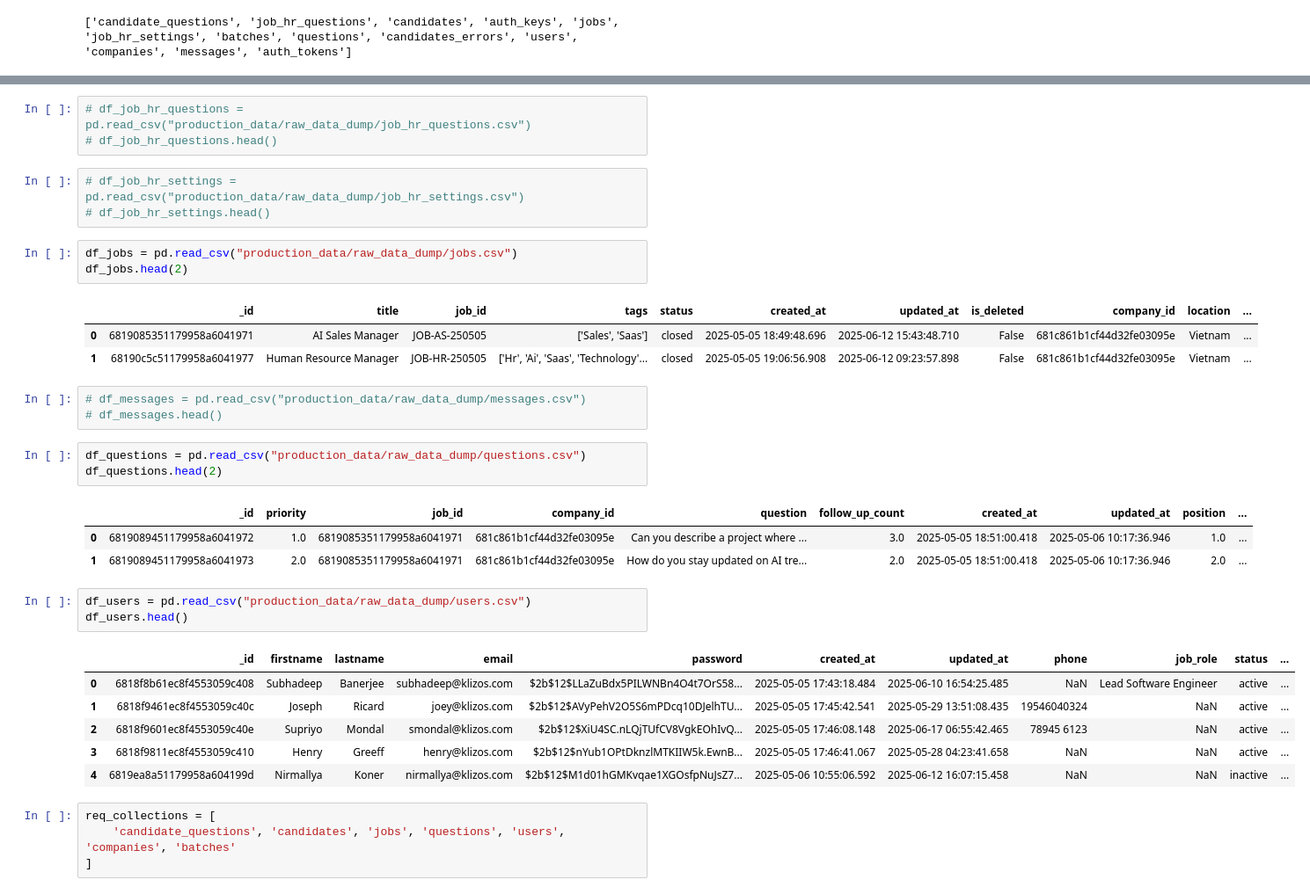
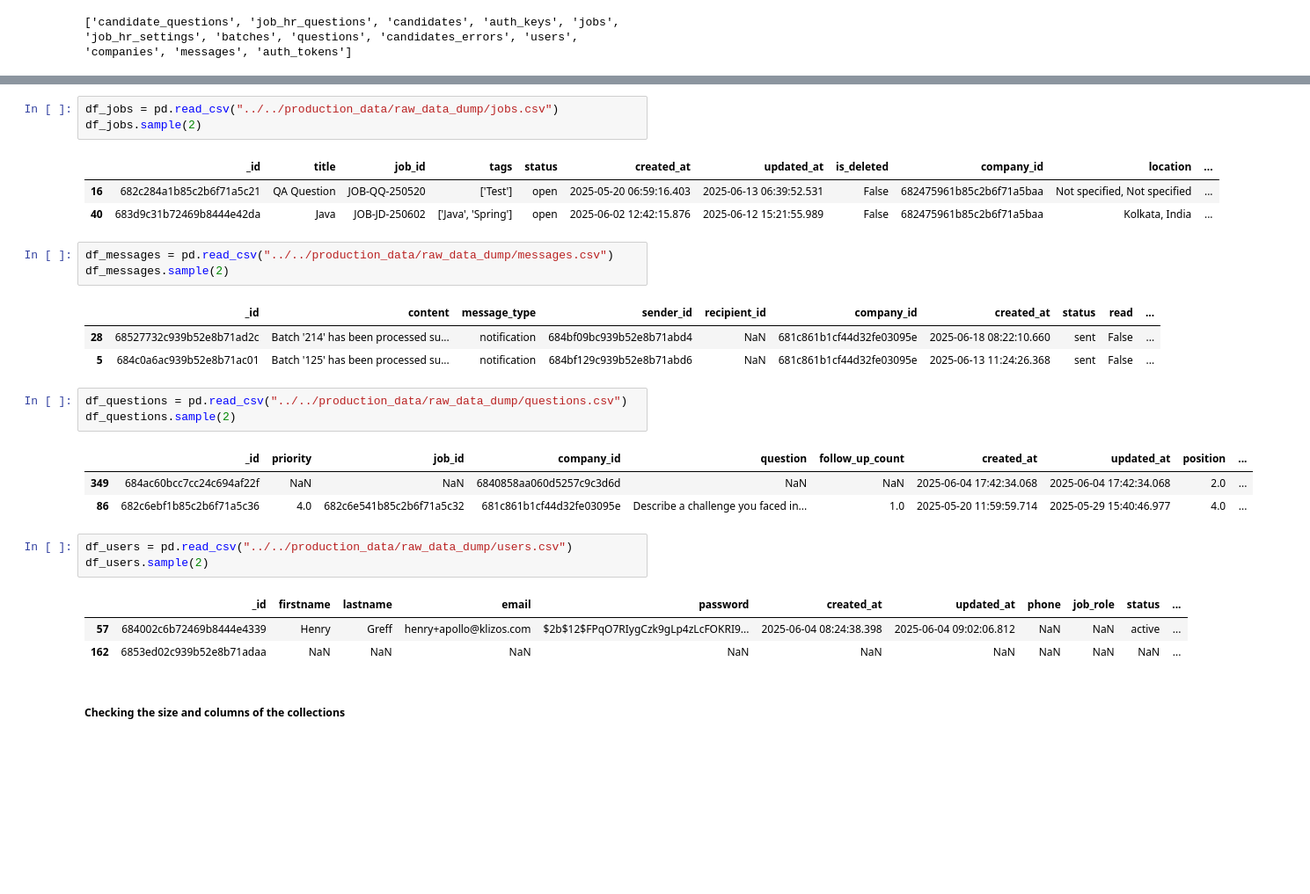
Before and after one commit to PadmaDey/talentsync, a Jupyter notebook: app/eda/main.ipynb, the cells around one changed output, grey strips where cells are left out. Shown at 88% size. Saved outputs shown, nothing was run; the diff lists cells and outputs as text; blank space fills up the shorter version.

Commit message:
restructure the folders, and created a script to watch the data into power bi direct to understand the relation and small changes in the separate collections eda files

```diff
--- a/app/eda/main.ipynb
+++ b/app/eda/main.ipynb
@@ -124,38 +147,31 @@ df_companies.head()
-# %%
-# df_job_hr_questions = pd.read_csv("production_data/raw_data_dump/job_hr_questions.csv")
-# df_job_hr_questions.head()
-# %%
-# df_job_hr_settings = pd.read_csv("production_data/raw_data_dump/job_hr_settings.csv")
-# df_job_hr_settings.head()
 # %%
-df_jobs = pd.read_csv("production_data/raw_data_dump/jobs.csv")
-df_jobs.head(2)
+df_jobs = pd.read_csv("../../production_data/raw_data_dump/jobs.csv")
+df_jobs.sample(2)
 # %% [output]
 |  | _id | title | job_id | tags | status | created_at | updated_at | is_deleted | company_id | location | ... |
-| 0 | 6819085351179958a6041971 | AI Sales Manager | JOB-AS-250505 | ['Sales', 'Saas'] | closed | 2025-05-05 18:49:48.696 | 2025-06-12 15:43:48.710 | False | 681c861b1cf44d32fe03095e | Vietnam | ... |
-| 1 | 68190c5c51179958a6041977 | Human Resource Manager | JOB-HR-250505 | ['Hr', 'Ai', 'Saas', 'Technology'... | closed | 2025-05-05 19:06:56.908 | 2025-06-12 09:23:57.898 | False | 681c861b1cf44d32fe03095e | Vietnam | ... |
+| 16 | 682c284a1b85c2b6f71a5c21 | QA Question | JOB-QQ-250520 | ['Test'] | open | 2025-05-20 06:59:16.403 | 2025-06-13 06:39:52.531 | False | 682475961b85c2b6f71a5baa | Not specified, Not specified | ... |
+| 40 | 683d9c31b72469b8444e42da | Java | JOB-JD-250602 | ['Java', 'Spring'] | open | 2025-06-02 12:42:15.876 | 2025-06-12 15:21:55.989 | False | 682475961b85c2b6f71a5baa | Kolkata, India | ... |
 # %%
-# df_messages = pd.read_csv("production_data/raw_data_dump/messages.csv")
-# df_messages.head()
+df_messages = pd.read_csv("../../production_data/raw_data_dump/messages.csv")
+df_messages.sample(2)
+# %% [output]
+|  | _id | content | message_type | sender_id | recipient_id | company_id | created_at | status | read | ... |
+| 28 | 68527732c939b52e8b71ad2c | Batch '214' has been processed su... | notification | 684bf09bc939b52e8b71abd4 | NaN | 681c861b1cf44d32fe03095e | 2025-06-18 08:22:10.660 | sent | False | ... |
+| 5 | 684c0a6ac939b52e8b71ac01 | Batch '125' has been processed su... | notification | 684bf129c939b52e8b71abd6 | NaN | 681c861b1cf44d32fe03095e | 2025-06-13 11:24:26.368 | sent | False | ... |
 # %%
-df_questions = pd.read_csv("production_data/raw_data_dump/questions.csv")
-df_questions.head(2)
+df_questions = pd.read_csv("../../production_data/raw_data_dump/questions.csv")
+df_questions.sample(2)
 # %% [output]
 |  | _id | priority | job_id | company_id | question | follow_up_count | created_at | updated_at | position | ... |
-| 0 | 6819089451179958a6041972 | 1.0 | 6819085351179958a6041971 | 681c861b1cf44d32fe03095e | Can you describe a project where ... | 3.0 | 2025-05-05 18:51:00.418 | 2025-05-06 10:17:36.946 | 1.0 | ... |
-| 1 | 6819089451179958a6041973 | 2.0 | 6819085351179958a6041971 | 681c861b1cf44d32fe03095e | How do you stay updated on AI tre... | 2.0 | 2025-05-05 18:51:00.418 | 2025-05-06 10:17:36.946 | 2.0 | ... |
+| 349 | 684ac60bcc7cc24c694af22f | NaN | NaN | 6840858aa060d5257c9c3d6d | NaN | NaN | 2025-06-04 17:42:34.068 | 2025-06-04 17:42:34.068 | 2.0 | ... |
+| 86 | 682c6ebf1b85c2b6f71a5c36 | 4.0 | 682c6e541b85c2b6f71a5c32 | 681c861b1cf44d32fe03095e | Describe a challenge you faced in... | 1.0 | 2025-05-20 11:59:59.714 | 2025-05-29 15:40:46.977 | 4.0 | ... |
 # %%
-df_users = pd.read_csv("production_data/raw_data_dump/users.csv")
-df_users.head()
+df_users = pd.read_csv("../../production_data/raw_data_dump/users.csv")
+df_users.sample(2)
 # %% [output]
 |  | _id | firstname | lastname | email | password | created_at | updated_at | phone | job_role | status | ... |
-| 0 | 6818f8b61ec8f4553059c408 | Subhadeep | Banerjee | subhadeep@klizos.com | $2b$12$LLaZuBdx5PILWNBn4O4t7OrS58... | 2025-05-05 17:43:18.484 | 2025-06-10 16:54:25.485 | NaN | Lead Software Engineer | active | ... |
-| 1 | 6818f9461ec8f4553059c40c | Joseph | Ricard | joey@klizos.com | $2b$12$AVyPehV2O5S6mPDcq10DJelhTU... | 2025-05-05 17:45:42.541 | 2025-05-29 13:51:08.435 | 19546040324 | NaN | active | ... |
-| 2 | 6818f9601ec8f4553059c40e | Supriyo | Mondal | smondal@klizos.com | $2b$12$XiU4SC.nLQjTUfCV8VgkEOhIvQ... | 2025-05-05 17:46:08.148 | 2025-06-17 06:55:42.465 | 78945 6123 | NaN | active | ... |
-| 3 | 6818f9811ec8f4553059c410 | Henry | Greeff | henry@klizos.com | $2b$12$nYub1OPtDknzlMTKIIW5k.EwnB... | 2025-05-05 17:46:41.067 | 2025-05-28 04:23:41.658 | NaN | NaN | active | ... |
-| 4 | 6819ea8a51179958a604199d | Nirmallya | Koner | nirmallya@klizos.com | $2b$12$M1d01hGMKvqae1XGOsfpNuJsZ7... | 2025-05-06 10:55:06.592 | 2025-06-12 16:07:15.458 | NaN | NaN | inactive | ... |
+| 57 | 684002c6b72469b8444e4339 | Henry | Greff | henry+apollo@klizos.com | $2b$12$FPqO7RIygCzk9gLp4zLcFOKRI9... | 2025-06-04 08:24:38.398 | 2025-06-04 09:02:06.812 | NaN | NaN | active | ... |
+| 162 | 6853ed02c939b52e8b71adaa | NaN | NaN | NaN | NaN | NaN | NaN | NaN | NaN | NaN | ... |
-# %%
-req_collections = [
-    'candidate_questions', 'candidates', 'jobs', 'questions', 'users', 'companies', 'batches'
-]
+# %% [markdown]
+##### Checking the size and columns of the collections
 # %%
```
Also changed, not shown: parts of 32 cells of this notebook, 9 other files.
